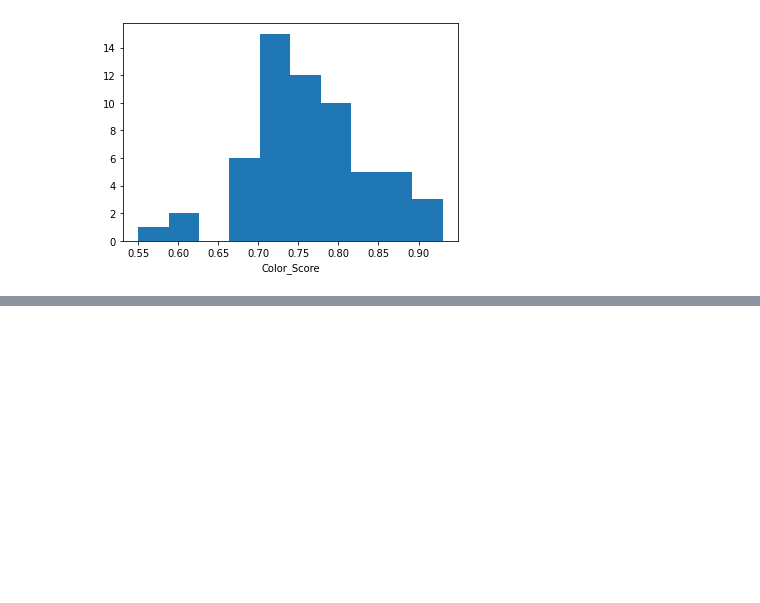
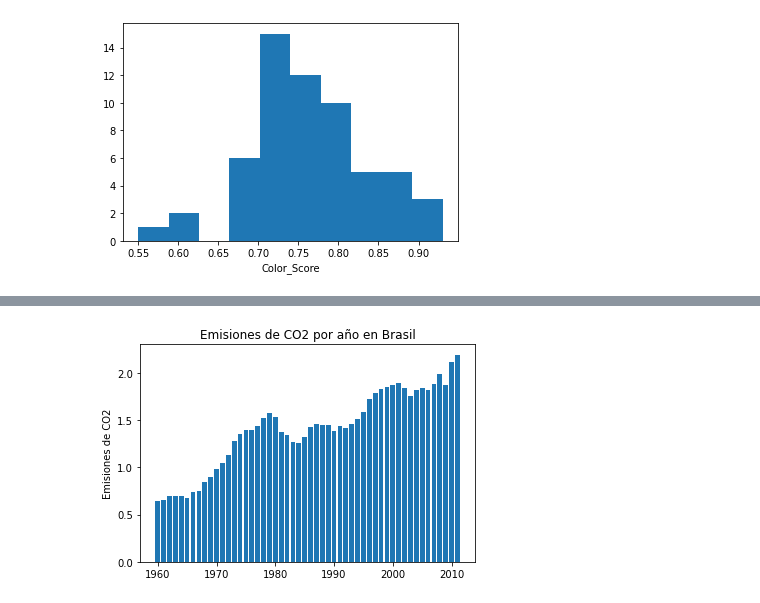
Before and after one commit to dgatti/PortfolioBigData, a Jupyter notebook: PrimerosPasosPython.ipynb, the cells around one changed output, grey strips where cells are left out. Cells and saved outputs as stored; diff of their text form; code cells hidden in the pictures; blank space fills up the shorter version.

```diff
--- a/PrimerosPasosPython.ipynb
+++ b/PrimerosPasosPython.ipynb
@@ -39,0 +42,2 @@ plt.show()
+# %%
+datos=pd.read_csv("/content/drive/MyDrive/Curso Python/Indicators.csv")
@@ -39,0 +68,9 @@ plt.show()
+# %%
+indicador_key='CO2 emissions \(metric tons per capita'
+pais_key='BRA'
+
+filtro1=datos['IndicatorName'].str.contains(indicador_key) #crea una lista recuperando los registros que contienen el valor indicado
+filtro2=datos['CountryCode'].str.contains(pais_key)
+datos_filtrados=datos[filtro1 & filtro2] #Genera un nuevo data set solo con registros que contienen la información key
+
+datos_filtrados.head()
@@ -39,0 +84,9 @@ plt.show()
+# %%
+años=datos_filtrados['Year']
+co2=datos_filtrados['Value']
+plt.title('Emisiones de CO2 por año en Brasil')
+plt.ylabel('Emisiones de CO2')
+plt.bar(años,co2)
+plt.show()
+# %% [output]
+[figure, added]
```
Also changed, not shown: parts of 11 cells of this notebook.
